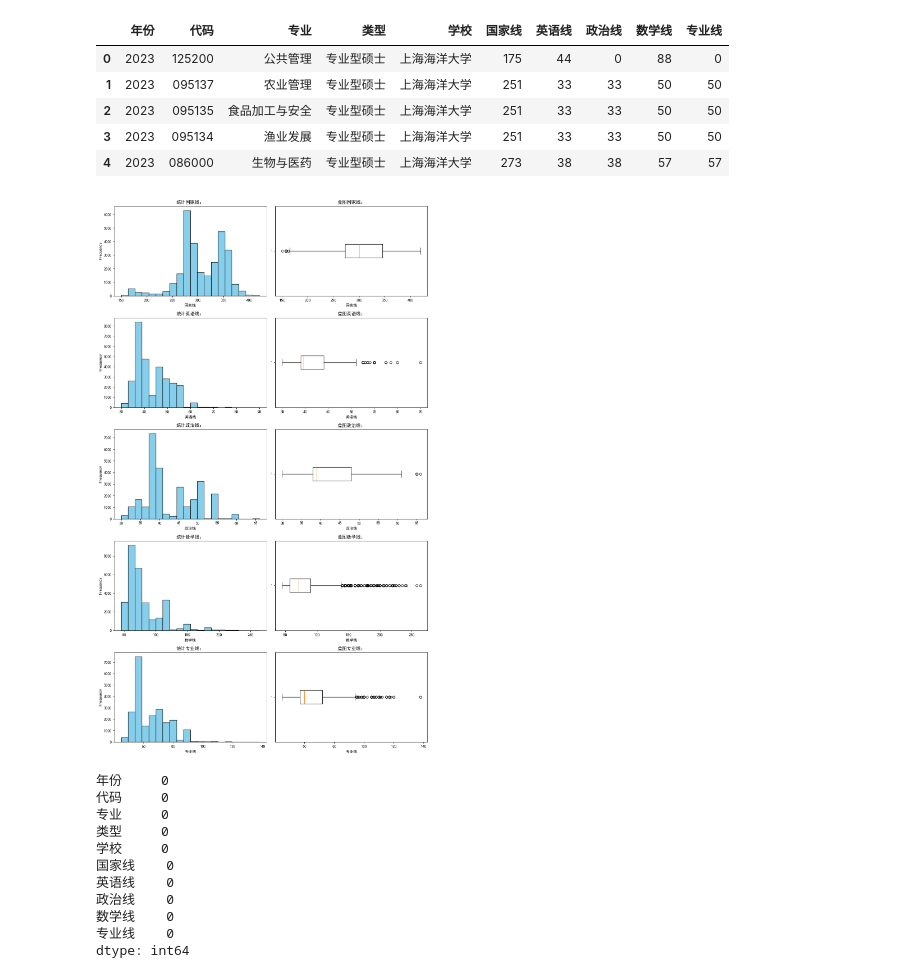
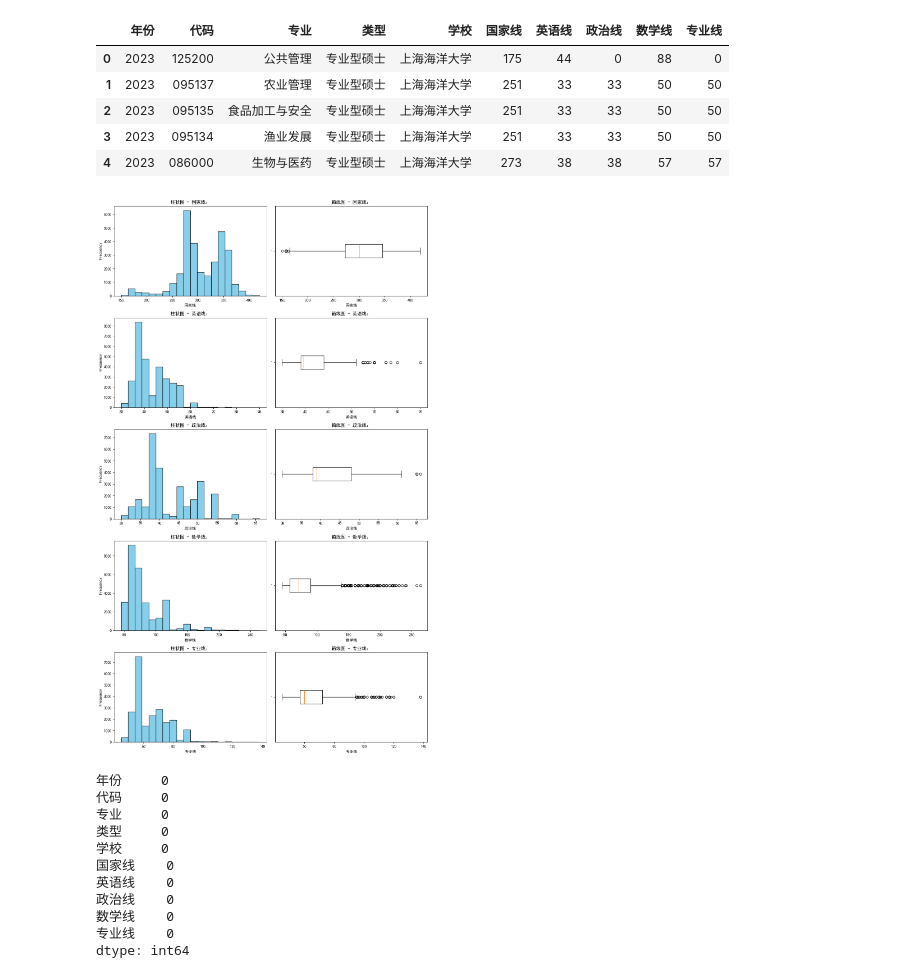
Before and after one commit to rainbowyuyu/dm_design, a Jupyter notebook: data_show.ipynb, the cells around one changed output. Cells and saved outputs as stored; diff of their text form; code cells hidden in the pictures.

```diff
--- a/data_show.ipynb
+++ b/data_show.ipynb
@@ -32,34 +32,39 @@ data.head()
 | 4 | 2023 | 086000 | 生物与医药 | 专业型硕士 | 上海海洋大学 | 273 | 38 | 38 | 57 | 57 |
 # %%
 import matplotlib.pyplot as plt
+import matplotlib
+
+# 设置matplotlib使用SimHei字体，解决中文显示问题
+matplotlib.rcParams['font.sans-serif'] = ['SimHei']  # 设置字体为SimHei
+matplotlib.rcParams['axes.unicode_minus'] = False  # 解决负号显示问题
 
 # 列出要绘制的列名
 score_columns = ['国家线', '英语线', '政治线', '数学线', '专业线']
 
 # 设置子图的行列数
 fig, axes = plt.subplots(5, 2, figsize=(12, 20))
 
 # 遍历每个要绘制的列
 for i, column in enumerate(score_columns):
     # 排除掉值为0的数据
     column_data = data[column].loc[data[column] != 0]
 
     # 绘制直方图
     axes[i, 0].hist(column_data, bins=20, color='skyblue', edgecolor='black')
-    axes[i, 0].set_title(f'统计{column}：')
+    axes[i, 0].set_title(f'柱状图 - {column}：')
     axes[i, 0].set_xlabel(f'{column}')
     axes[i, 0].set_ylabel('Frequency')
 
     # 绘制箱线图
     axes[i, 1].boxplot([column_data], vert=False)  # 将数据包装为列表
-    axes[i, 1].set_title(f'盒图{column}：')
+    axes[i, 1].set_title(f'箱线图 - {column}：')
     axes[i, 1].set_xlabel(f'{column}')
 
 # 调整布局，使得图形不重叠
 plt.tight_layout()
 plt.show()
 # %% [output]
-[figure, old version]
+[figure, new version]
 # %%
 import pandas as pd
 
```
Also changed, not shown: parts of 6 cells of this notebook, 1 other file.
